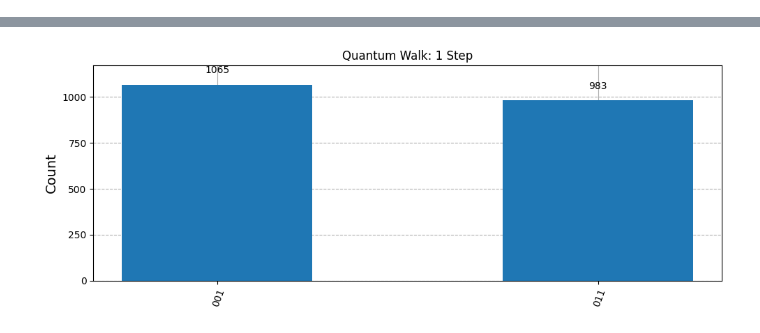
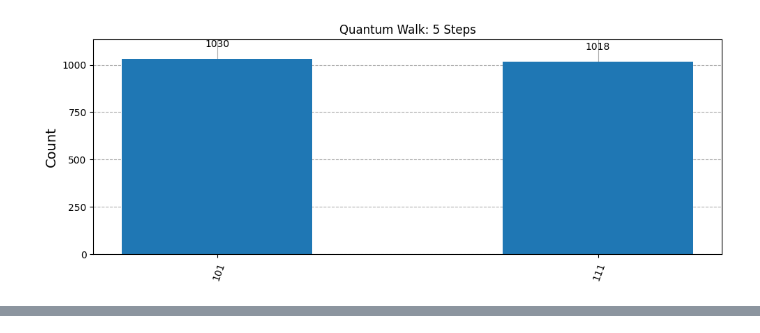
Before and after one commit to archana070723/Womanium_project, a Jupyter notebook: Quantum_Walk.ipynb, the cells around one changed output, grey strips where cells are left out. Saved outputs shown, nothing was run; the diff lists cells and outputs as text; code cells hidden in the pictures.

```diff
--- a/Quantum_Walk.ipynb
+++ b/Quantum_Walk.ipynb
@@ -375,45 +437,68 @@ TVD: 0.6307370242928506
 # %%
+#-------------------Hadamard Walk (Without Noise)---------------------------
+
 from qiskit import QuantumCircuit, QuantumRegister, ClassicalRegister
 from qiskit_aer import AerSimulator
 from qiskit.compiler import transpile
 from qiskit.visualization import plot_histogram
 import matplotlib.pyplot as plt
 
-# Create registers: 1 coin qubit, 3 position qubits, 3 classical bits
-qr_coin = QuantumRegister(1, name='coin')
-qr_pos = QuantumRegister(3, name='pos')
-cr = ClassicalRegister(3, name='readout')
-qc = QuantumCircuit(qr_coin, qr_pos, cr)
+def controlled_increment(qc, coin, pos):
+    """Apply controlled increment (coin == |0⟩)"""
+    qc.x(coin)  # Flip to control on |0>
+    for i in range(len(pos) - 1):
+        qc.ccx(coin, pos[i], pos[i + 1])
+    qc.cx(coin, pos[0])
+    qc.x(coin)
 
-# Step 1: Apply Hadamard gate to coin qubit
-qc.h(qr_coin[0])
+def controlled_decrement(qc, coin, pos):
+    """Apply controlled decrement (coin == |1⟩)"""
+    qc.cx(coin, pos[0])
+    for i in reversed(range(1, len(pos))):
+        qc.ccx(coin, pos[i - 1], pos[i])
 
-# Step 2: Controlled increment when coin = 0
-qc.x(qr_coin[0])  # Flip coin to control on |0>
-qc.ccx(qr_coin[0], qr_pos[0], qr_pos[1])  # carry
-qc.cx(qr_coin[0], qr_pos[0])             # sum
-qc.ccx(qr_coin[0], qr_pos[1], qr_pos[2]) # carry
-qc.x(qr_coin[0])  # Flip coin back
+def quantum_walk_circuit(num_steps=3, num_pos_qubits=3):
+    qr_coin = QuantumRegister(1, name='coin')
+    qr_pos = QuantumRegister(num_pos_qubits, name='pos')
+    cr = ClassicalRegister(num_pos_qubits, name='readout')
+    qc = QuantumCircuit(qr_coin, qr_pos, cr)
 
-# Step 3: Controlled decrement when coin = 1
-qc.cx(qr_coin[0], qr_pos[0])             # sum
-qc.ccx(qr_coin[0], qr_pos[1], qr_pos[2]) # borrow
-qc.ccx(qr_coin[0], qr_pos[0], qr_pos[1]) # borrow
+    # Initialize position to the center
+    center = 2 ** (num_pos_qubits - 1)
+    for i, bit in enumerate(format(center, f'0{num_pos_qubits}b')[::-1]):
+        if bit == '1':
+            qc.x(qr_pos[i])
 
-# Step 4: Measure position
-qc.measure(qr_pos, cr)
+    for _ in range(num_steps):
+        qc.h(qr_coin[0])  # Hadamard coin flip
+        controlled_increment(qc, qr_coin[0], qr_pos)
+        controlled_decrement(qc, qr_coin[0], qr_pos)
 
-# Simulate
-sim = AerSimulator()
-tqc = transpile(qc, sim)
-result = sim.run(tqc, shots=2048).result()
-counts = result.get_counts()
-print(counts)
+    # Measure position
+    qc.measure(qr_pos, cr)
+    sim = AerSimulator()
+    tqc = transpile(qc, sim)
+    result = sim.run(tqc, shots=2048).result()
+    counts = result.get_counts()
+    return qc,counts
 
-# Plot result
+# --- Parameters ---
+num_steps = 5
+num_pos_qubits = 3
+
+# Build and simulate
+qc, counts = quantum_walk_circuit(num_steps, num_pos_qubits)
+
+
+
+
+# Plot
 fig = plt.figure(figsize=(10, 4))
-plot_histogram(counts, ax=fig.gca(), title=f"Quantum Walk: {1} Step")
+plot_histogram(counts, ax=fig.gca(), title=f"Quantum Walk: {num_steps} Steps")
 plt.grid(True)
 plt.tight_layout()
 plt.show()
+
+counts_dict, total_gates = gate_counts(qc)
 # %% [output]
+[figure, new version]
@@ -421 +511,0 @@ plt.show()
-[figure, old version]
```
Also changed, not shown: parts of 11 cells of this notebook.
